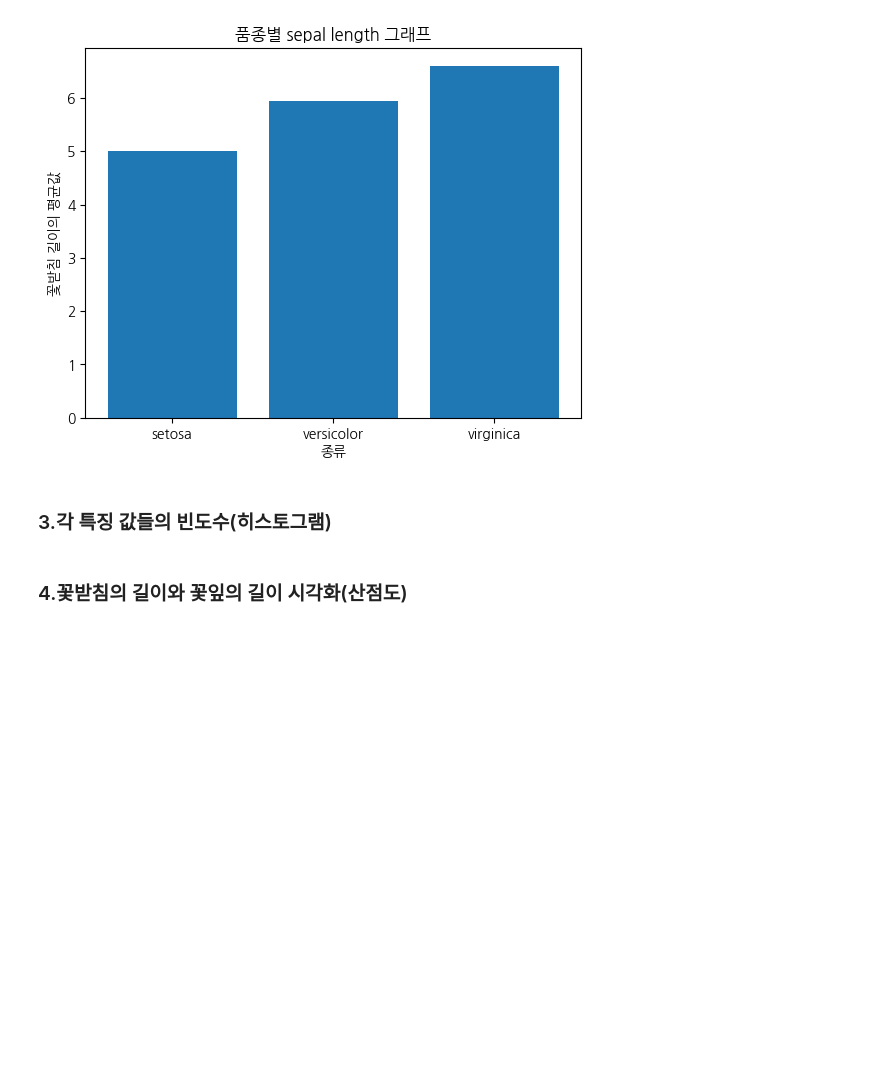
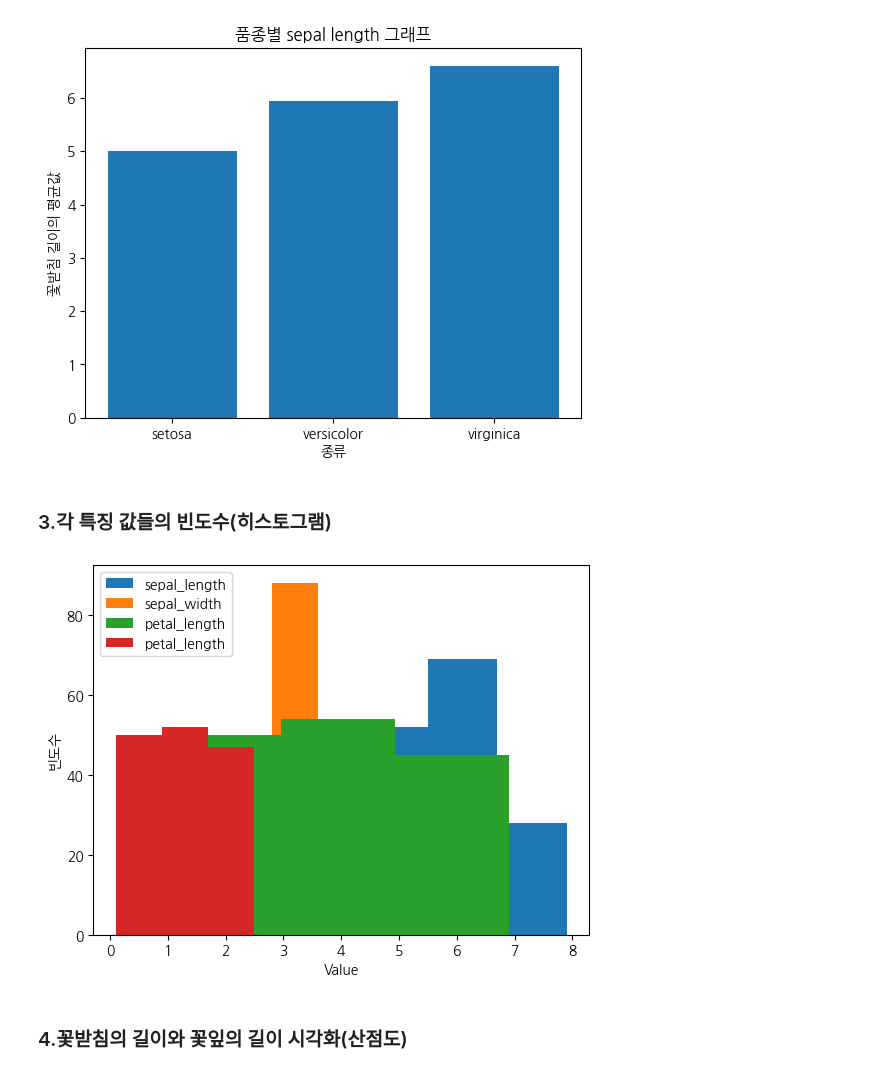
Before and after one commit to lxxhxng/aipython, a Jupyter notebook: 240112.ipynb, the cells around one changed output. Saved outputs shown, nothing was run; the diff lists cells and outputs as text; code cells hidden in the pictures; blank space fills up the shorter version.

```diff
--- a/240112.ipynb
+++ b/240112.ipynb
@@ -198,6 +198,17 @@ plt.show()
 [figure]
 # %% [markdown]
 ### 3.각 특징 값들의 빈도수(히스토그램)
+# %%
+plt.hist(df_iris['sepal_length'], bins=3, label='sepal_length')
+plt.hist(df_iris['sepal_width'], bins=3, label='sepal_width')
+plt.hist(df_iris['petal_length'], bins=3, label='petal_length')
+plt.hist(df_iris['petal_width'], bins=3, label='petal_length')
+plt.xlabel('Value')
+plt.ylabel('빈도수')
+plt.legend(loc='upper left')
+plt.show()
+# %% [output]
+[figure, added]
 # %% [markdown]
 ### 4.꽃받침의 길이와 꽃잎의 길이 시각화(산점도)
 # %%
```
